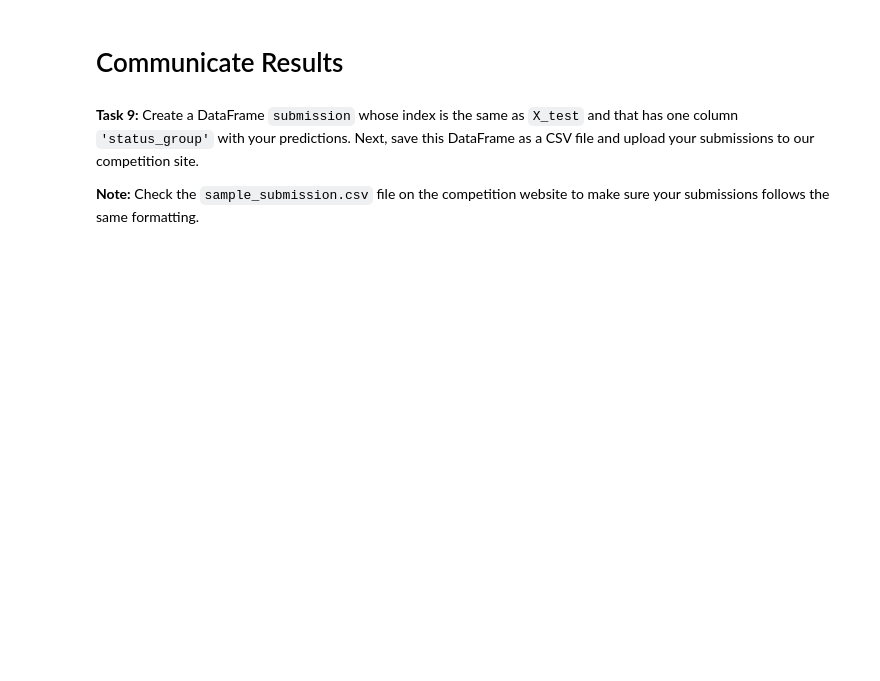
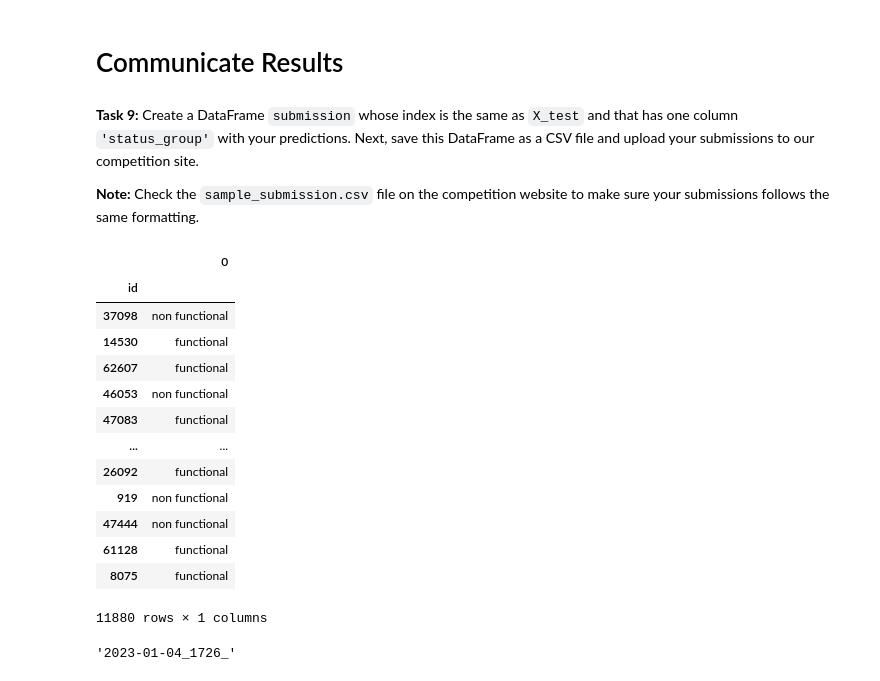
Before and after one commit to Vasanta2002/Data_Wrangling, a Jupyter notebook: module3-cross-validation/LS_DS_223_assignment.ipynb, the cells around one changed output. Saved outputs shown, nothing was run; the diff lists cells and outputs as text; code cells hidden in the pictures; blank space fills up the shorter version.

```diff
--- a/module3-cross-validation/LS_DS_223_assignment.ipynb
+++ b/module3-cross-validation/LS_DS_223_assignment.ipynb
@@ -159,6 +159,8 @@ clf_dt = make_pipeline(
 # %%
 clf_rf = make_pipeline(
     OrdinalEncoder(),
-    SimpleImputer(),
-    RandomForestClassifier(n_estimators=50, random_state=42)
+    SimpleImputer(strategy='mean'),
+    RandomForestClassifier(n_estimators=50, random_state=42, max_depth=20)
 )
+
+clf_rf.fit(X,y)
@@ -262,0 +281,22 @@ submission = ...
+# %%
+submission = pd.DataFrame(data=clf_rf.predict(X_test), index=X_test.index)
+submission
+# %% [output]
+|  | 0 |
+| id |  |
+| 37098 | non functional |
+| 14530 | functional |
+| 62607 | functional |
+| 46053 | non functional |
+| 47083 | functional |
+| ... | ... |
+| 26092 | functional |
+| 919 | non functional |
+| 47444 | non functional |
+| 61128 | functional |
+| 8075 | functional |
+11880 rows × 1 columns
+# %%
+pd.Timestamp.now().strftime('%Y-%m-%d_%H%M_')
+# %% [output]
+'2023-01-04_1726_'
```
Also changed, not shown: parts of 5 cells of this notebook.
